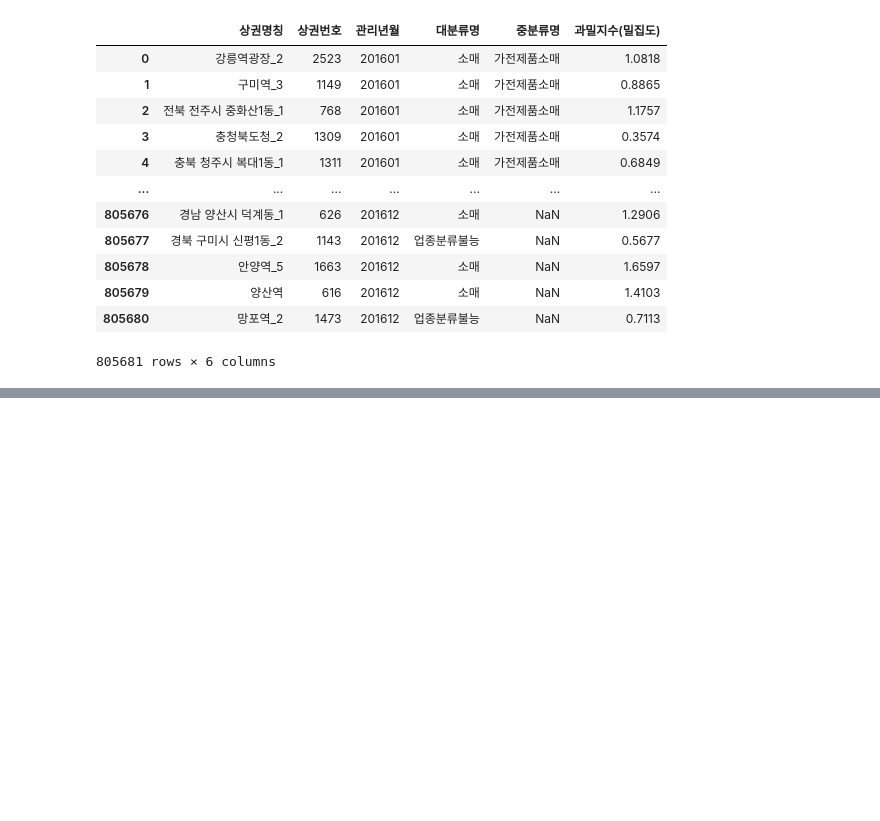
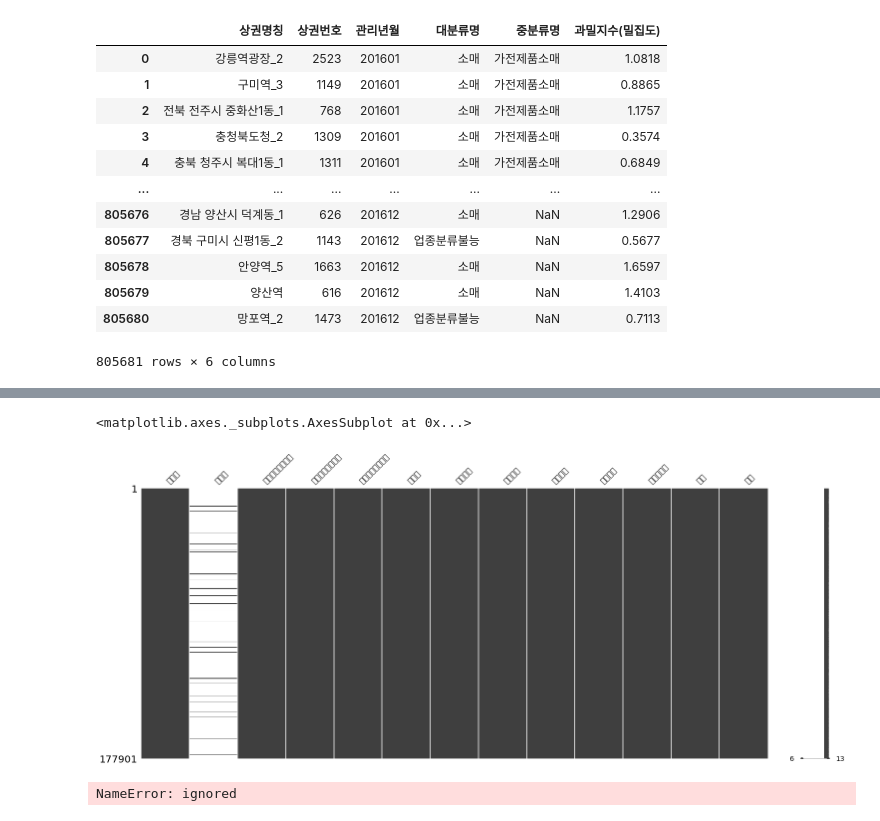
Before and after one commit to jeungsengho/python_6month, a Jupyter notebook: 10_상권별_업종_밀집_통계.ipynb, the cells around one changed output, grey strips where cells are left out. Drawn from its saved outputs; the diff is of its cells as text; code cells hidden in the pictures; blank space fills up the shorter version.

```diff
--- a/10_상권별_업종_밀집_통계.ipynb
+++ b/10_상권별_업종_밀집_통계.ipynb
@@ -26,0 +72,4 @@ shop
+# %%
+view_columns = ['상호명', '지점명', '상권업종대분류명', '상권업종중분류명', '상권업종소분류명',
+                '시도명', '시군구명', '행정동명', '법정동명', '지번주소', '도로명주소', '경도', '위도']
+shop_2018_06[view_columns].head()
@@ -26,0 +108,9 @@ shop
+# %%
+msno.matrix(shop_2018_06[view_columns])
+# %% [output]
+<matplotlib.axes._subplots.AxesSubplot at 0x...>
+[figure, added]
+# %%
+ggplot(shop_2018_06, aes(x='경도', y='위도')) + geom_point() + theme(text=element_text(family='NanumBarumGothic'), figure_size=(7,10))
+# %% [output]
+NameError: ignored
```
Also changed, not shown: parts of 8 cells of this notebook.
